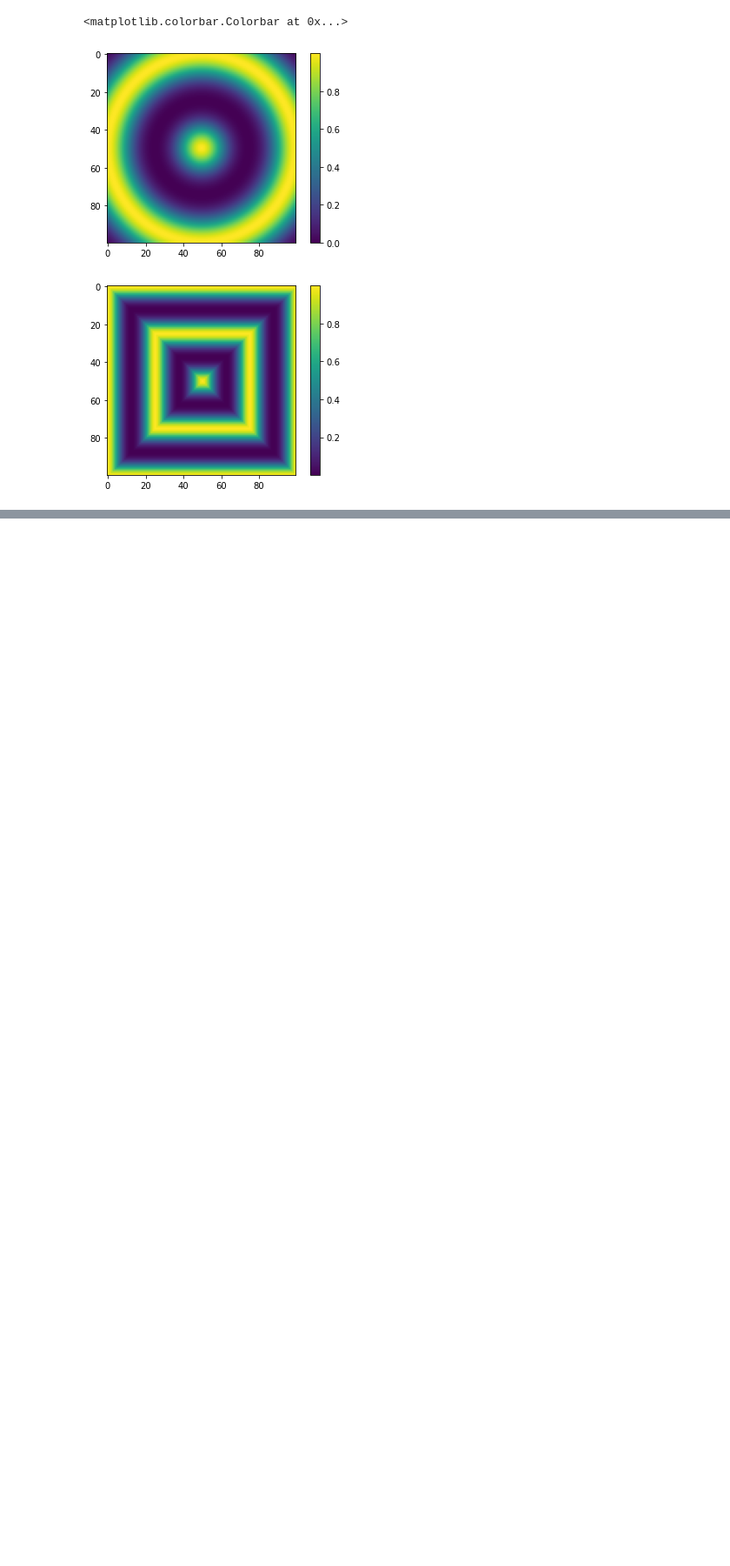
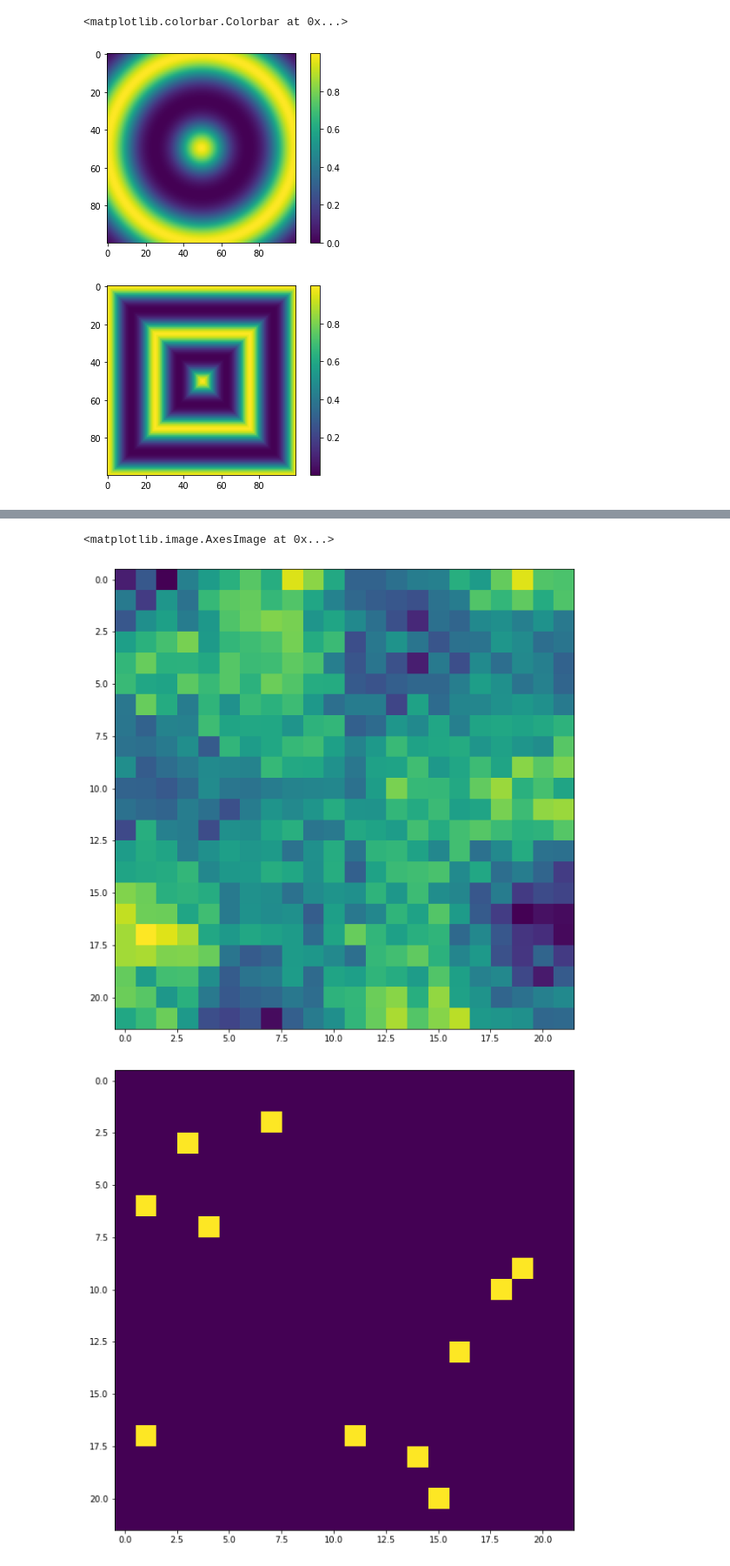
Before and after one commit to usryokousha/vit-sr-pytorch, a Jupyter notebook: vit_sr_pytorch/test_mask.ipynb, the cells around one changed output, grey strips where cells are left out. Shown at 87% size. Drawn from its saved outputs; the diff is of its cells as text; code cells hidden in the pictures; blank space fills up the shorter version.

```diff
--- a/vit_sr_pytorch/test_mask.ipynb
+++ b/vit_sr_pytorch/test_mask.ipynb
@@ -83,0 +131,12 @@ plt.colorbar()
+# %%
+indices = torch.nonzero(mask)
+
+plt.figure(figsize=(10, 10))
+plt.imshow(zn)
+
+plt.figure(figsize=(10, 10))
+plt.imshow(mask)
+# %% [output]
+<matplotlib.image.AxesImage at 0x...>
+[figure, added]
+[figure, added]
```
Also changed, not shown: parts of 3 cells of this notebook, 2 other files.
